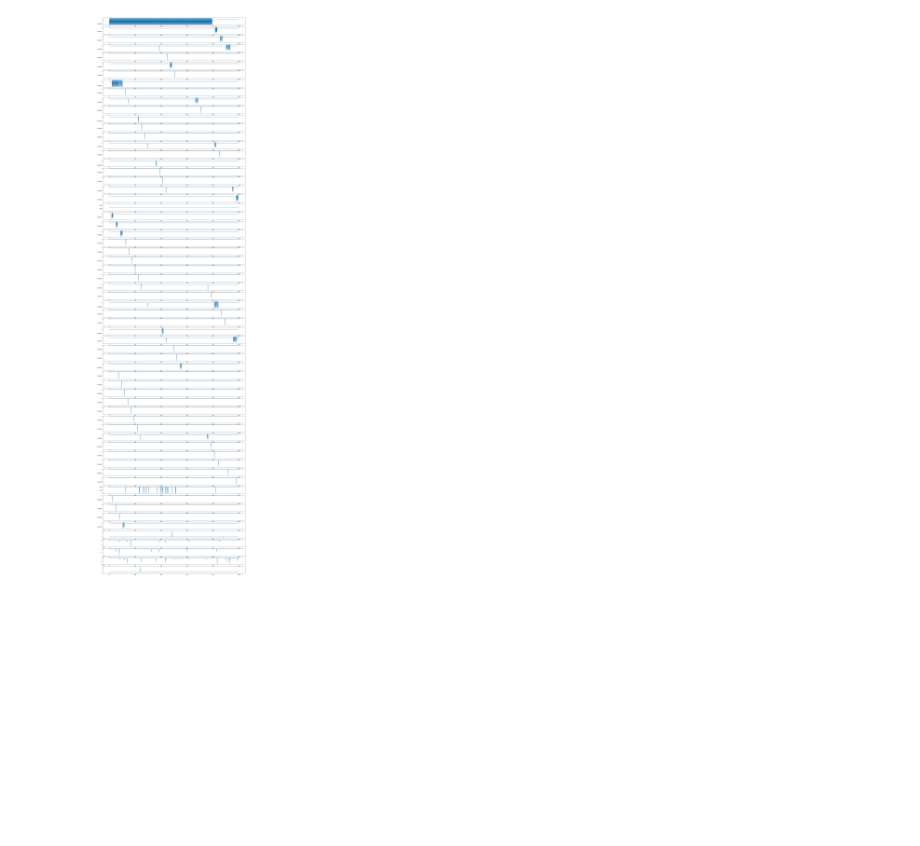
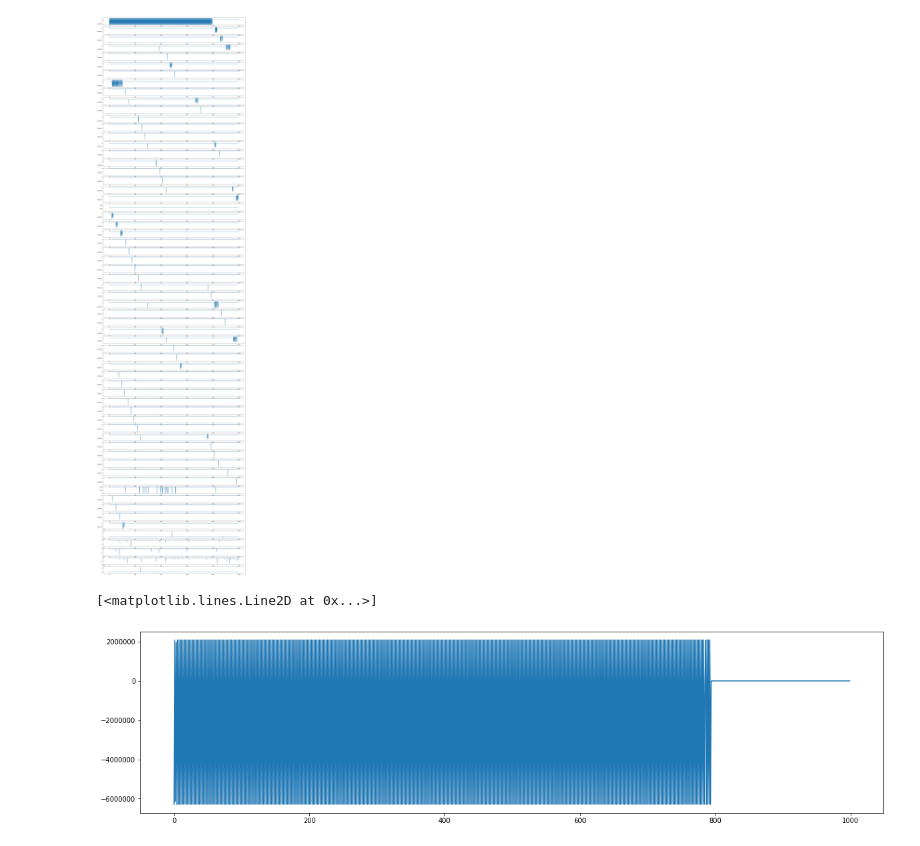
Before and after one commit to laurelwoods0102/tensorflow-page-fault-prediction, a Jupyter notebook: NU/NU_analysis.ipynb, the cells around one changed output. Cells and saved outputs as stored; diff of their text form; code cells hidden in the pictures; blank space fills up the shorter version.

```diff
--- a/NU/NU_analysis.ipynb
+++ b/NU/NU_analysis.ipynb
@@ -109,3 +108,8 @@ for i in range(63):
         plot = plt.plot(delta[i*1000:(i+1)*1000])
 # %% [output]
 [figure]
+# %%
+plt.plot(delta[0:1000])
+# %% [output]
+[<matplotlib.lines.Line2D at 0x...>]
+[figure, added]
```
Also changed, not shown: parts of 1 cell of this notebook, 4 other files.
